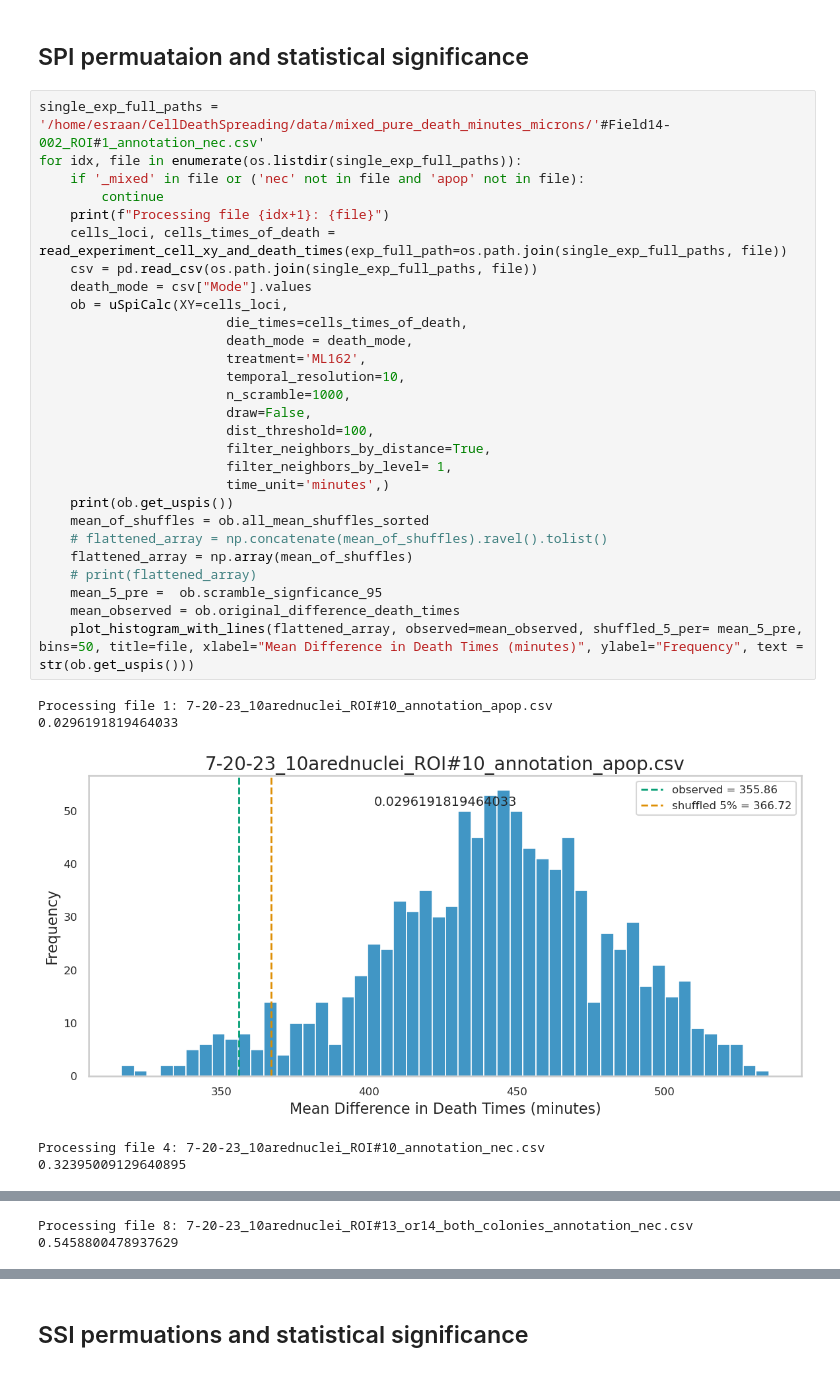
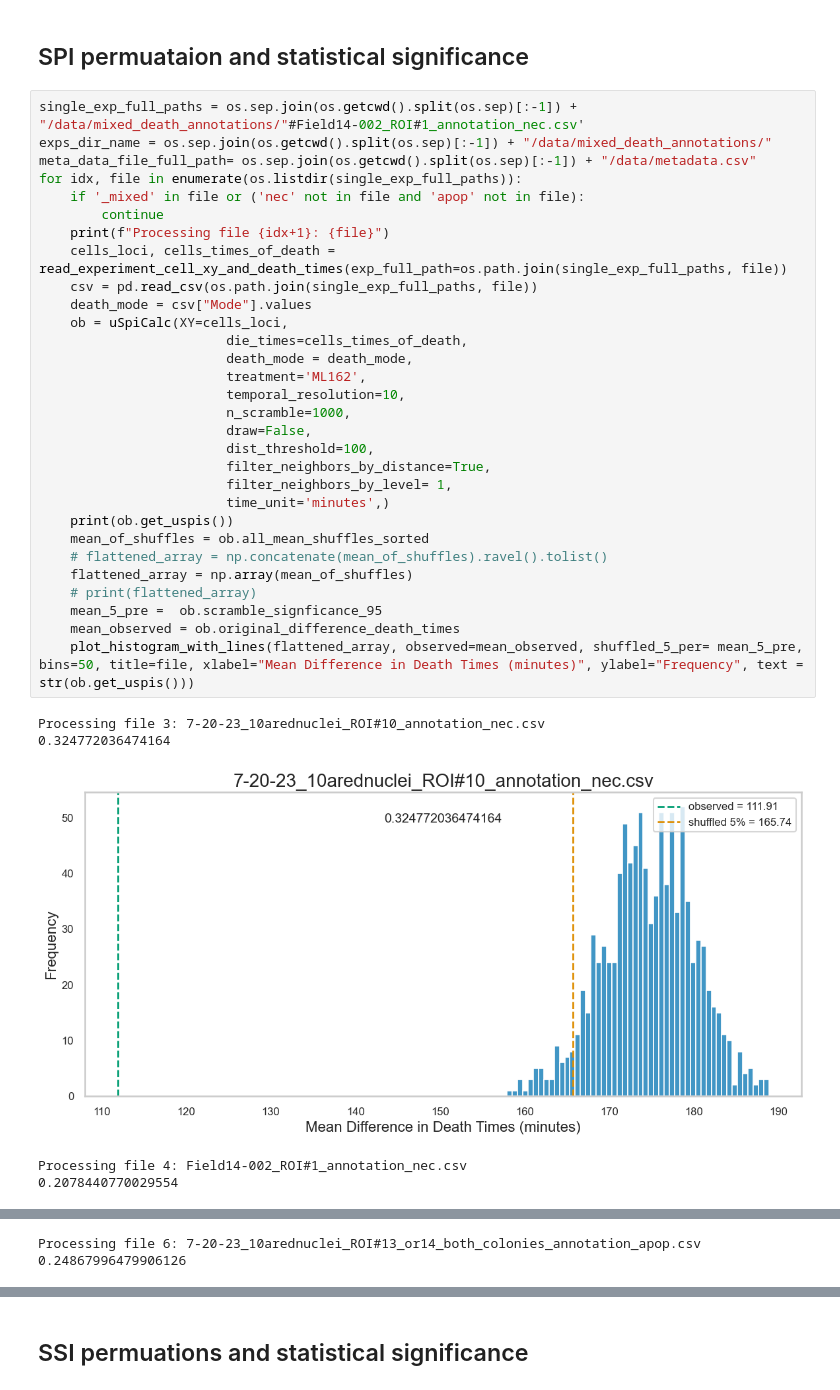
Before and after one commit to zaritskylab/CellDeathSpreading, a Jupyter notebook: notebooks/statistical_signifigance.ipynb, the cells around one changed output, grey strips where cells are left out. Drawn from its saved outputs; the diff is of its cells as text.

```diff
--- a/notebooks/statistical_signifigance.ipynb
+++ b/notebooks/statistical_signifigance.ipynb
@@ -67,36 +60,38 @@ def plot_histogram_with_lines(values, observed, shuffled_5_per, bins=30, title="
 # %% [markdown]
 ## SPI permuataion and statistical significance
 # %%
-single_exp_full_paths = '/home/esraan/CellDeathSpreading/data/mixed_pure_death_minutes_microns/'#Field14-002_ROI#1_annotation_nec.csv'
+single_exp_full_paths = os.sep.join(os.getcwd().split(os.sep)[:-1]) + "/data/mixed_death_annotations/"#Field14-002_ROI#1_annotation_nec.csv'
+exps_dir_name = os.sep.join(os.getcwd().split(os.sep)[:-1]) + "/data/mixed_death_annotations/"
+meta_data_file_full_path= os.sep.join(os.getcwd().split(os.sep)[:-1]) + "/data/metadata.csv"
 for idx, file in enumerate(os.listdir(single_exp_full_paths)):
     if '_mixed' in file or ('nec' not in file and 'apop' not in file):
         continue
     print(f"Processing file {idx+1}: {file}")
     cells_loci, cells_times_of_death = read_experiment_cell_xy_and_death_times(exp_full_path=os.path.join(single_exp_full_paths, file))
     csv = pd.read_csv(os.path.join(single_exp_full_paths, file))
     death_mode = csv["Mode"].values
     ob = uSpiCalc(XY=cells_loci,
                         die_times=cells_times_of_death,
                         death_mode = death_mode,
                         treatment='ML162',
                         temporal_resolution=10,
                         n_scramble=1000,
                         draw=False,
                         dist_threshold=100,
                         filter_neighbors_by_distance=True,
                         filter_neighbors_by_level= 1,
                         time_unit='minutes',)
     print(ob.get_uspis())
     mean_of_shuffles = ob.all_mean_shuffles_sorted
     # flattened_array = np.concatenate(mean_of_shuffles).ravel().tolist()
     flattened_array = np.array(mean_of_shuffles)
     # print(flattened_array)
     mean_5_pre =  ob.scramble_signficance_95
     mean_observed = ob.original_difference_death_times
     plot_histogram_with_lines(flattened_array, observed=mean_observed, shuffled_5_per= mean_5_pre, bins=50, title=file, xlabel="Mean Difference in Death Times (minutes)", ylabel="Frequency", text = str(ob.get_uspis()))
 # %% [output]
-Processing file 1: 7-20-23_10arednuclei_ROI#10_annotation_apop.csv
-0.0296191819464033
+Processing file 3: 7-20-23_10arednuclei_ROI#10_annotation_nec.csv
+0.324772036474164
-[figure, old version]
+[figure, new version]
-Processing file 4: 7-20-23_10arednuclei_ROI#10_annotation_nec.csv
-0.32395009129640895
+Processing file 4: Field14-002_ROI#1_annotation_nec.csv
+0.2078440770029554
@@ -104,2 +99,2 @@ Processing file 4: 7-20-23_10arednuclei_ROI#10_annotation_nec.csv
-Processing file 8: 7-20-23_10arednuclei_ROI#13_or14_both_colonies_annotation_nec.csv
-0.5458800478937629
+Processing file 6: 7-20-23_10arednuclei_ROI#13_or14_both_colonies_annotation_apop.csv
+0.24867996479906126
```
Also changed, not shown: parts of 5 cells of this notebook, 18 other files.
